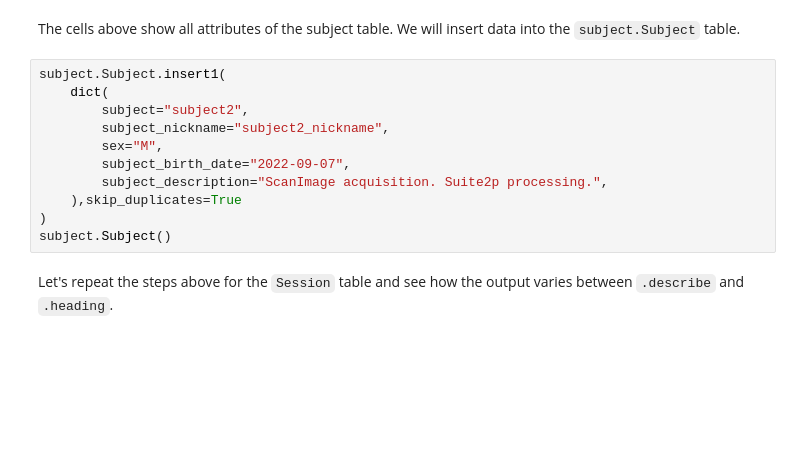
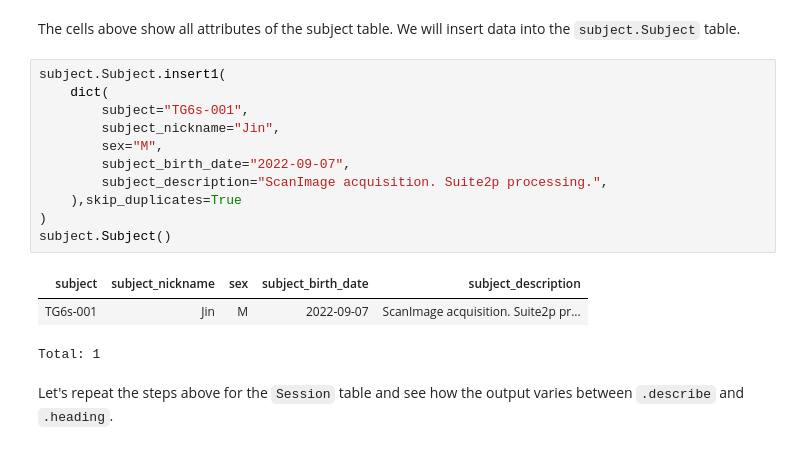
Before and after one commit to MasaharuInada/element-calcium-imaging, a Jupyter notebook: notebooks/tutorial_local.ipynb, the cells around one changed output. Drawn from its saved outputs; the diff is of its cells as text; blank space fills up the shorter version.

```diff
--- a/notebooks/tutorial_local.ipynb
+++ b/notebooks/tutorial_local.ipynb
@@ -125,14 +172,18 @@ We will insert data into the
 # %%
 subject.Subject.insert1(
     dict(
-        subject="subject2",
-        subject_nickname="subject2_nickname",
+        subject="TG6s-001",
+        subject_nickname="Jin",
         sex="M",
         subject_birth_date="2022-09-07",
         subject_description="ScanImage acquisition. Suite2p processing.",
     ),skip_duplicates=True
 )
 subject.Subject()
+# %% [output]
+| subject | subject_nickname | sex | subject_birth_date | subject_description |
+| TG6s-001 | Jin | M | 2022-09-07 | ScanImage acquisition. Suite2p pr... |
+Total: 1
 # %% [markdown]
 Let's repeat the steps above for the `Session` table and see how the output varies
 between `.describe` and `.heading`.
```
Also changed, not shown: parts of 32 cells of this notebook, 5 other files.
